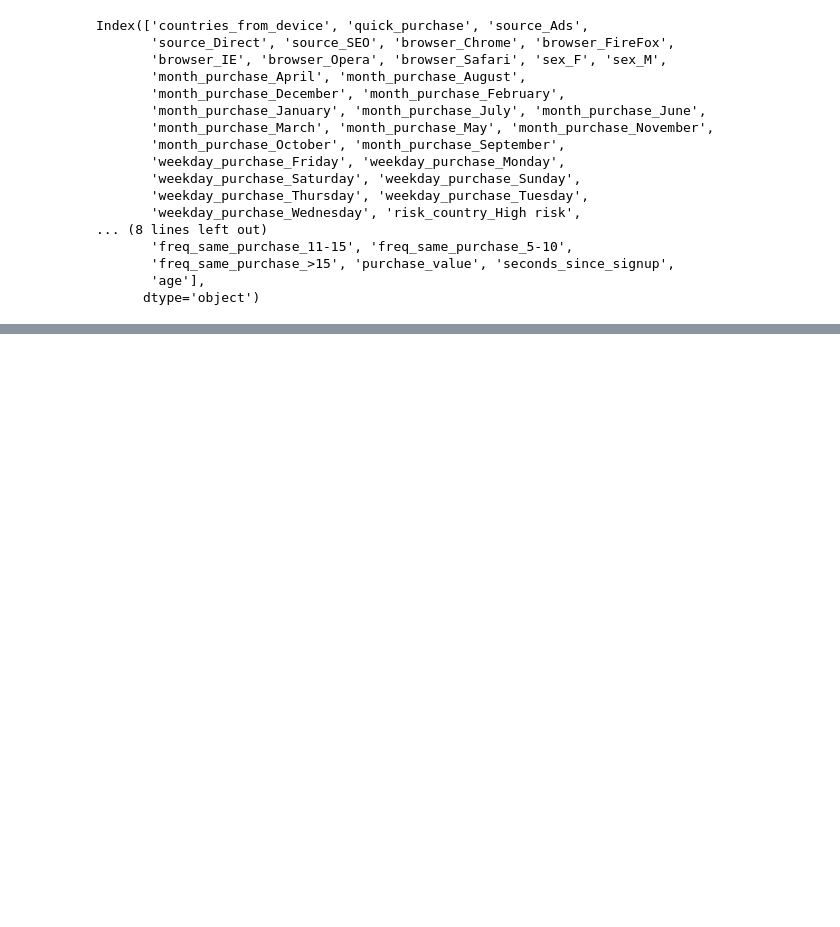
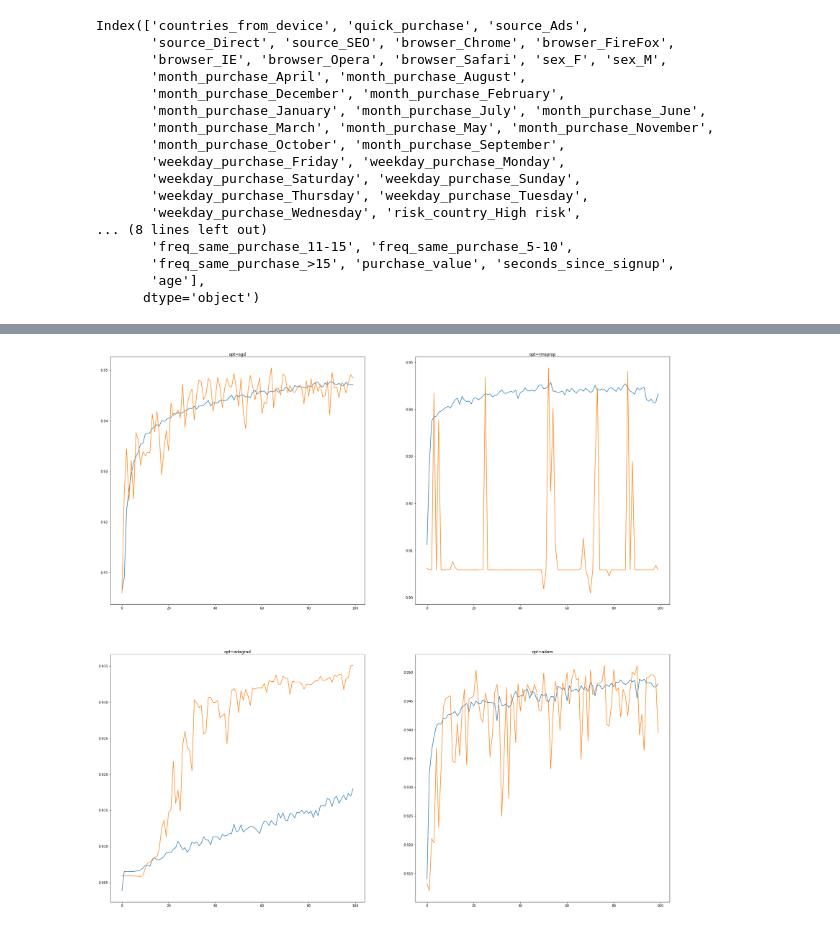
Before and after one commit to KohSiXing/BT4012-Fraud-Analytics, a Jupyter notebook: New_Dataset.ipynb, the cells around one changed output, grey strips where cells are left out. Cells and saved outputs as stored; diff of their text form; code cells hidden in the pictures; blank space fills up the shorter version.

```diff
--- a/New_Dataset.ipynb
+++ b/New_Dataset.ipynb
@@ -396,4 +406,4 @@ Index(['countries_from_device', 'quick_purchase', 'source_Ads',
 # %%
 X_train, X_test, y_train, y_test = train_test_split(
-    final_df_X, final_df_y, test_size=0.30, random_state=42)
+    final_df_X, final_df_y, test_size=0.33, random_state=42)
 # %%
@@ -544,0 +887,12 @@ Test R2: 0.4349594262617268
+# %%
+# create learning curves for different optimizers
+momentums = ['sgd', 'rmsprop', 'adagrad', 'adam']
+for i in range(len(momentums)):
+	# determine the plot number
+	plot_no = 220 + (i+1)
+	plt.subplot(plot_no)
+	# fit model and plot learning curves for an optimizer
+	fit_model(momentums[i], 'binary_crossentropy')
+# show learning curves
+plt.show()
+# %% [output]
@@ -544,0 +916 @@ Test R2: 0.4349594262617268
+[figure, added]
```
Also changed, not shown: parts of 34 cells of this notebook.
